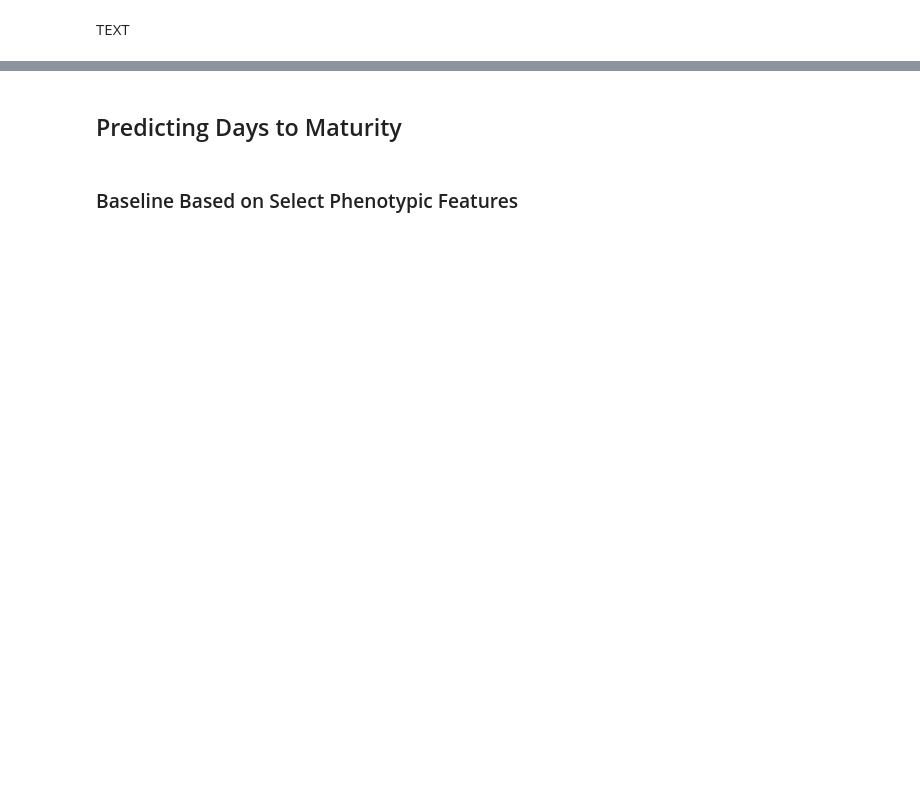
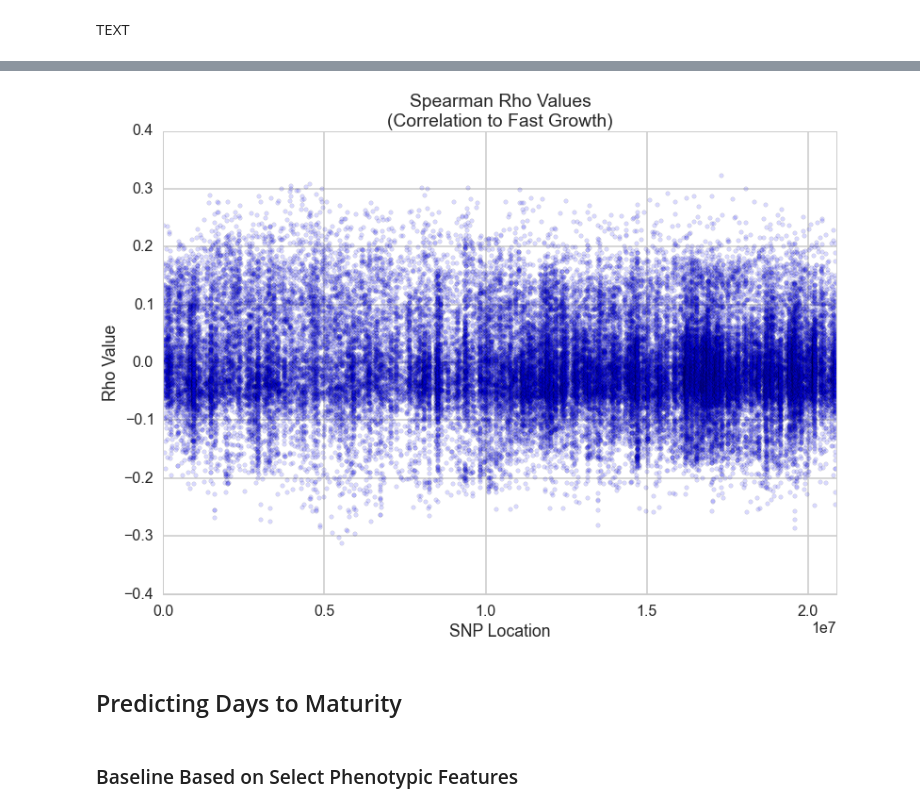
Before and after one commit to dylanpeterson/cs109-final-project, a Jupyter notebook: processbook.ipynb, the cells around one changed output, grey strips where cells are left out. Drawn from its saved outputs; the diff is of its cells as text; code cells hidden in the pictures; blank space fills up the shorter version.

```diff
--- a/processbook.ipynb
+++ b/processbook.ipynb
@@ -954,3 +1065,11 @@ TEXT
+# %%
+plt.scatter(stats_df.index.values,stats_df['spearman_cor'],alpha=.15);
+plt.axis([0,np.max(stats_df.index.values),-.4,.4]);
+plt.title('Spearman Rho Values \n(Correlation to Fast Growth)');
+plt.ylabel('Rho Value')
+plt.xlabel('SNP Location');
+# %% [output]
+[figure, added]
 # %% [markdown]
 ## Predicting Days to Maturity
 # %% [markdown]
```
Also changed, not shown: parts of 12 cells of this notebook.
